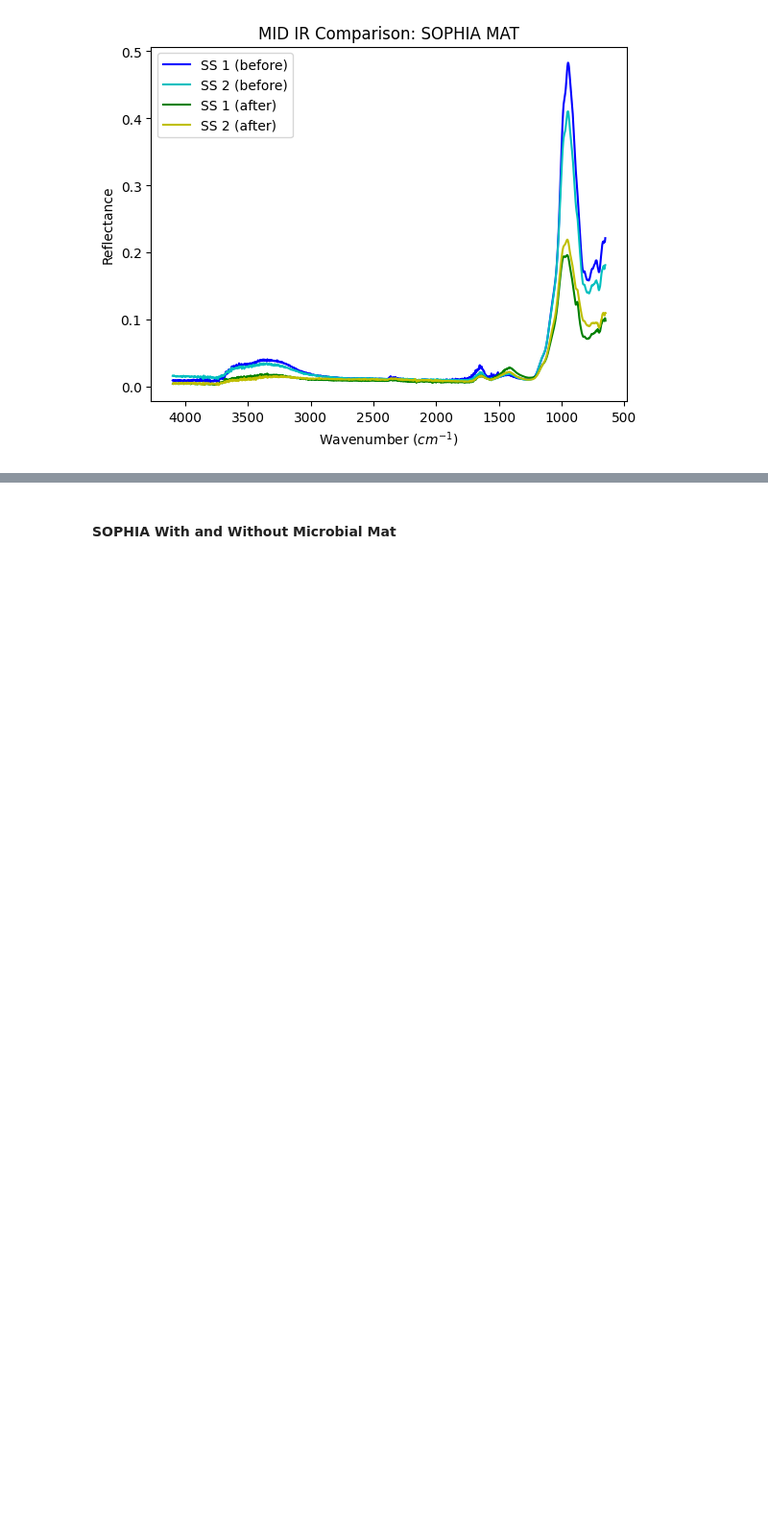
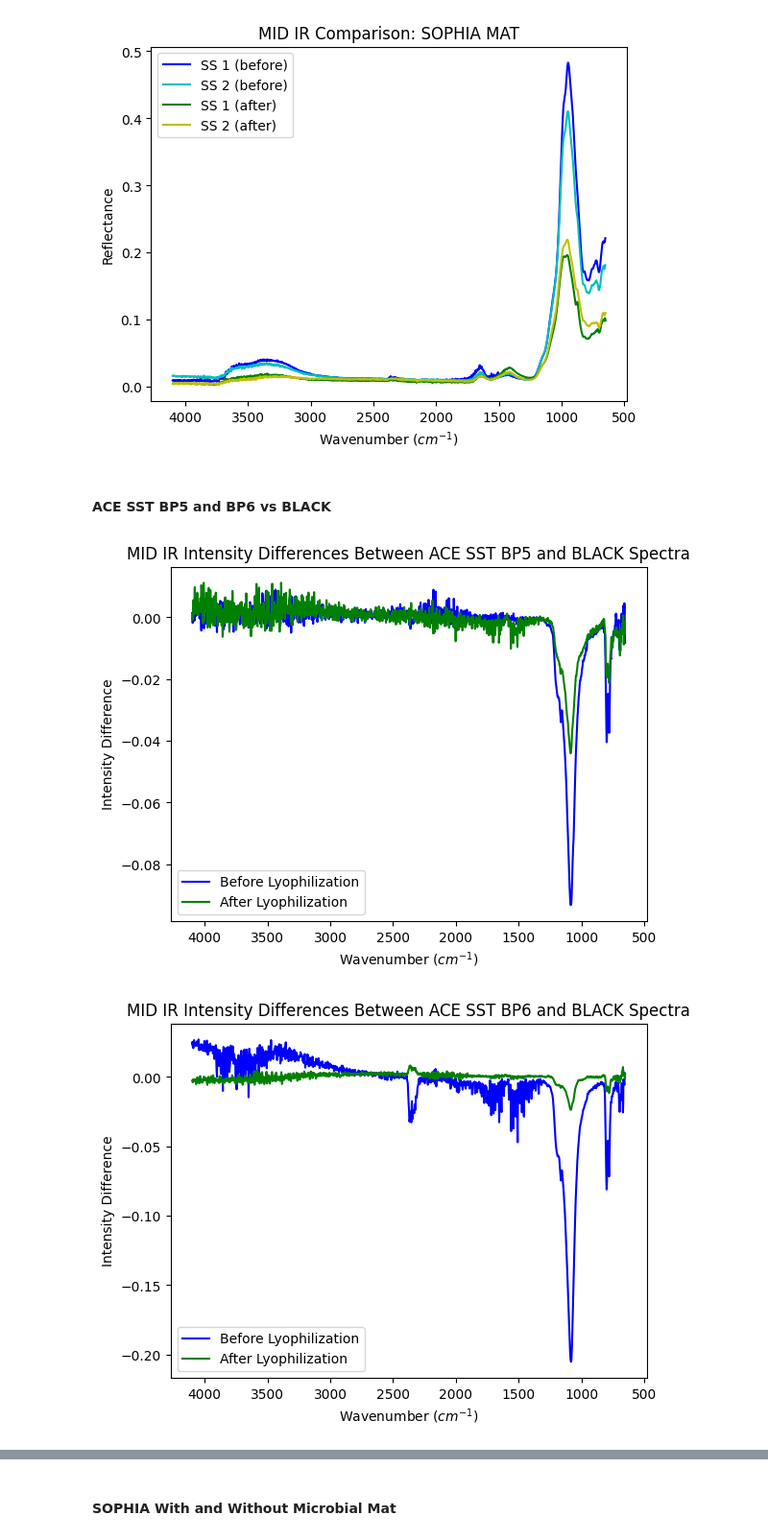
Before and after one commit to charlie-minns/mars-analogs-spectral-analysis, a Jupyter notebook: Spectral Analysis.ipynb, the cells around one changed output, grey strips where cells are left out. Shown at 96% size. Cells and saved outputs as stored; diff of their text form; code cells hidden in the pictures; blank space fills up the shorter version.

```diff
--- a/Spectral Analysis.ipynb
+++ b/Spectral Analysis.ipynb
@@ -261,3 +271,12 @@ plot_before_after(BEFORE_MIR, AFTER_MIR, 'MID IR Comparison')
 [figure]
 [figure]
 [figure]
+# %% [markdown]
+#### ACE SST BP5 and BP6 vs BLACK
+# %%
+plot_sample_comparison(BEFORE_MIR["ACE SST BP5"], BEFORE_MIR["ACE SST BLACK"], AFTER_MIR["ACE SST BP5"], AFTER_MIR["ACE SST BLACK"], 'MID IR Intensity Differences Between ACE SST BP5 and BLACK Spectra')
+plot_sample_comparison(BEFORE_MIR["ACE SST BP6"], BEFORE_MIR["ACE SST BLACK"], AFTER_MIR["ACE SST BP6"], AFTER_MIR["ACE SST BLACK"], 'MID IR Intensity Differences Between ACE SST BP6 and BLACK Spectra')
+plot_sample_comparison(BEFORE_MIR["ACE SST BP5"], BEFORE_MIR["ACE SST BP6"], AFTER_MIR["ACE SST BP5"], AFTER_MIR["ACE SST BP6"], 'MID IR Intensity Differences Between ACE SST BP5 and BP6 Spectra')
+# %% [output]
+[figure, added]
+[figure, added]
```
Also changed, not shown: parts of 3 cells of this notebook, 6 other files.
